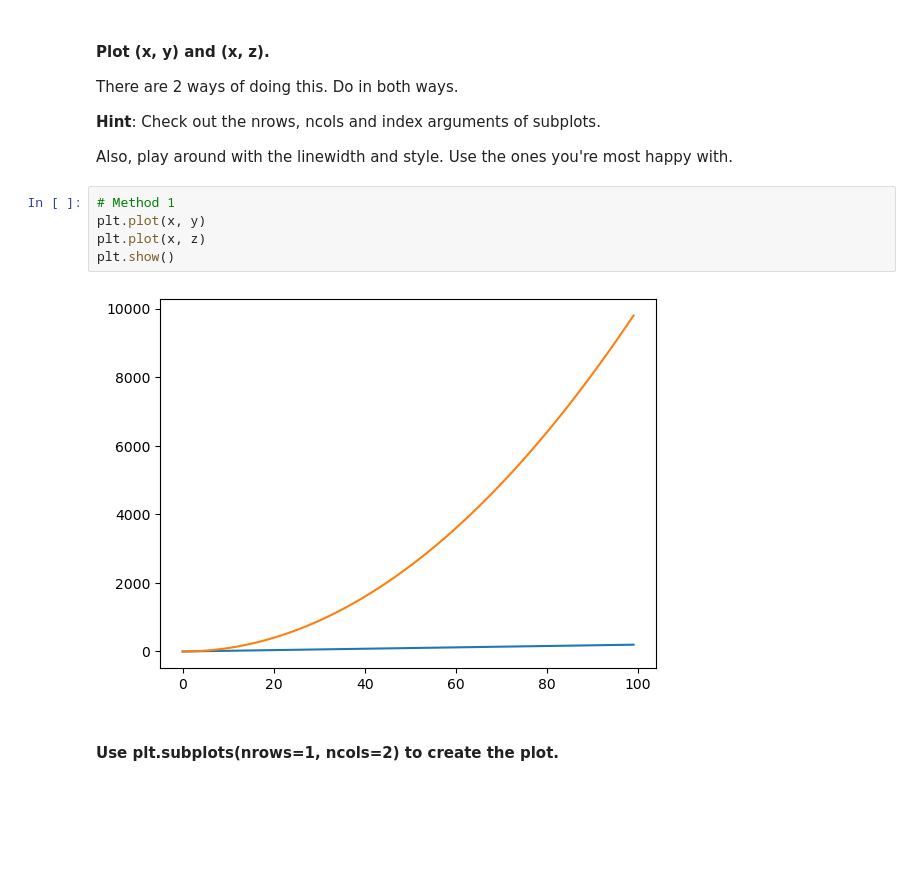
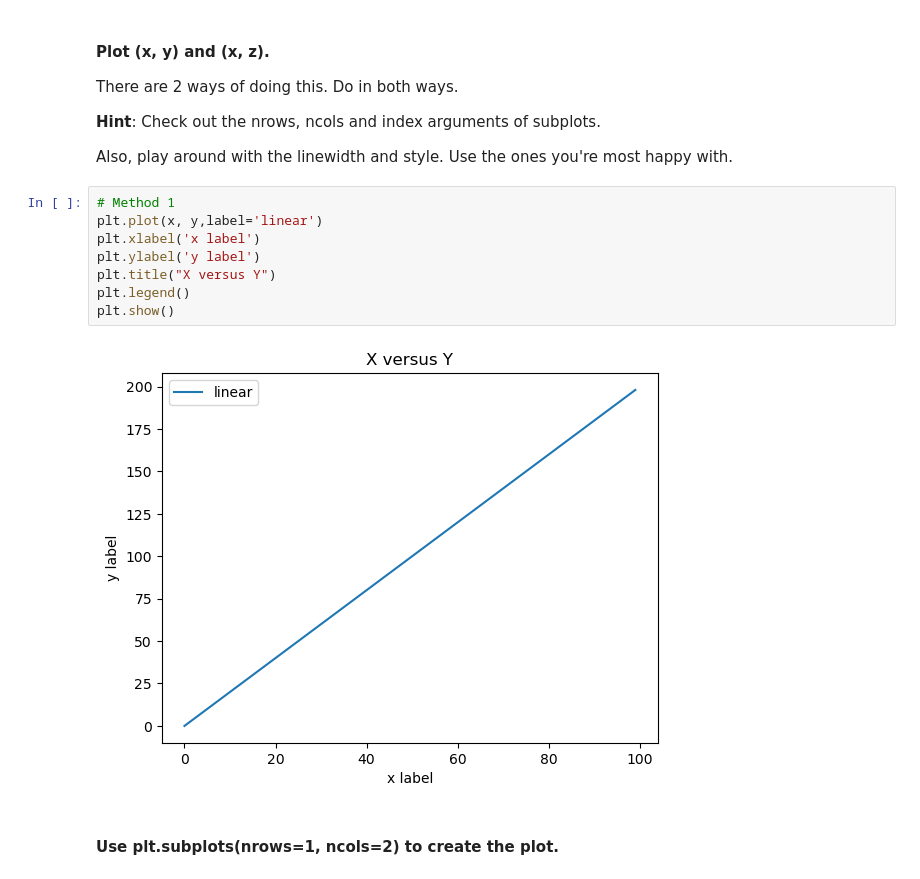
Before and after one commit to mohamedelmarraki/dataptmad1121_labs, a Jupyter notebook: module-2/matplotlib-seaborn/your-code/main.ipynb, the cells around one changed output. Cells and saved outputs as stored; diff of their text form; blank space fills up the shorter version.

```diff
--- a/module-2/matplotlib-seaborn/your-code/main.ipynb
+++ b/module-2/matplotlib-seaborn/your-code/main.ipynb
@@ -34,10 +26,13 @@ There are 2 ways of doing this. Do in both ways.
 Also, play around with the linewidth and style. Use the ones you're most happy with.
 # %%
 # Method 1
-plt.plot(x, y)
-plt.plot(x, z)
+plt.plot(x, y,label='linear')
+plt.xlabel('x label')
+plt.ylabel('y label')
+plt.title("X versus Y")
+plt.legend()
 plt.show()
 # %% [output]
-[figure, old version]
+[figure, new version]
 # %% [markdown]
 #### Use plt.subplots(nrows=1, ncols=2) to create the plot.
```
Also changed, not shown: parts of 58 cells of this notebook, 1 other file.
